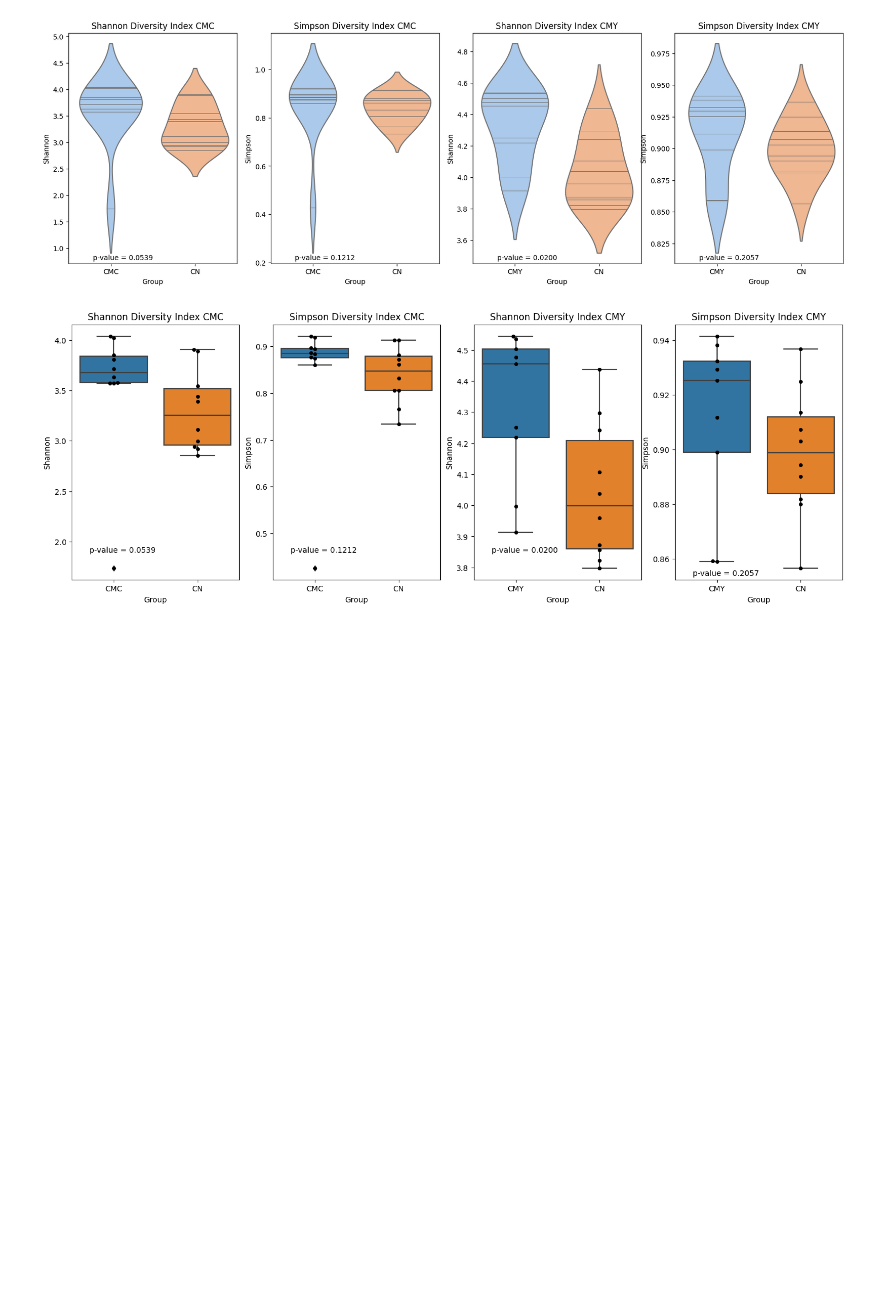
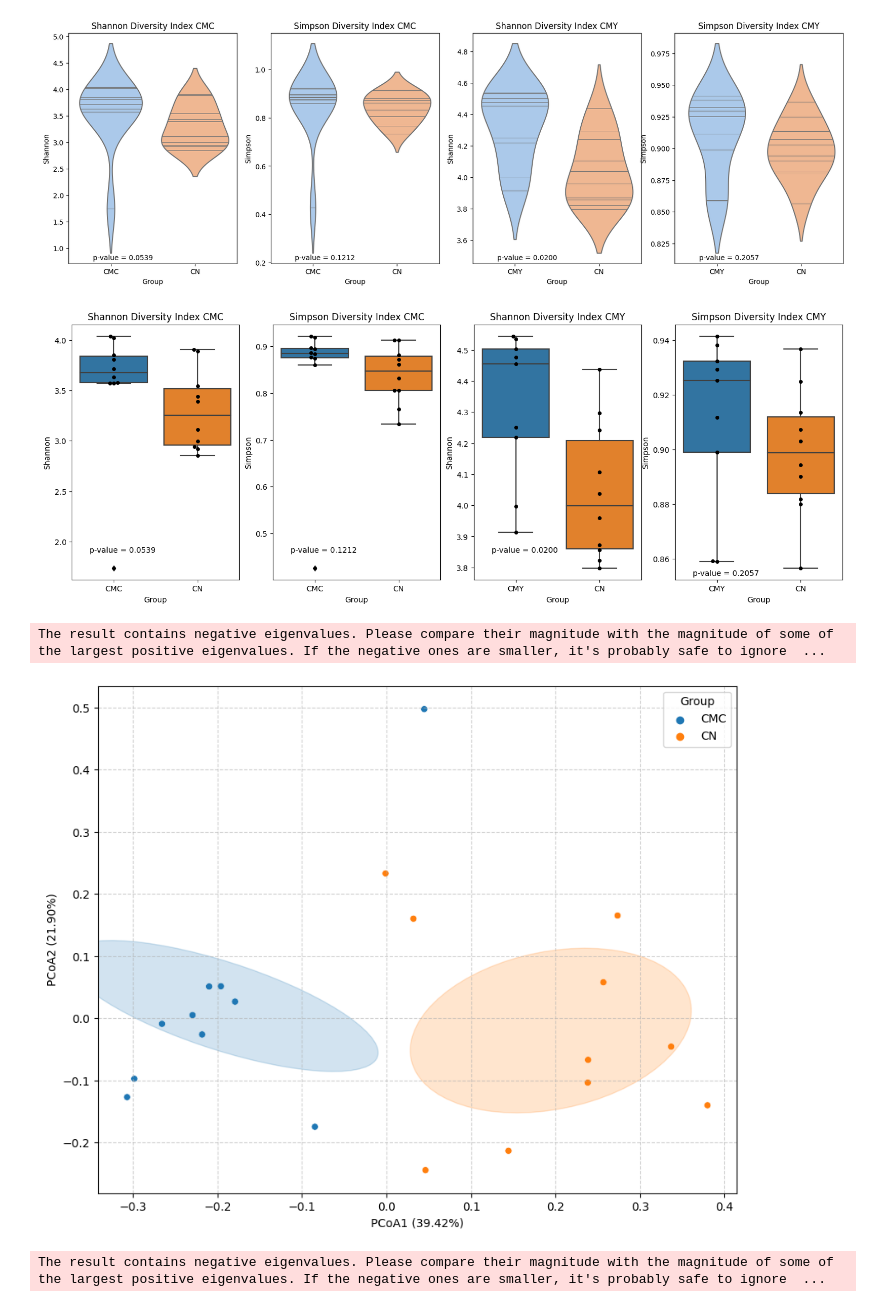
Before and after one commit to 100ika/rats27.07, a Jupyter notebook: OTU27.07.ipynb, the cells around one changed output. Cells and saved outputs as stored; diff of their text form; code cells hidden in the pictures; blank space fills up the shorter version.

Commit message:
beta_diversity

```diff
--- a/OTU27.07.ipynb
+++ b/OTU27.07.ipynb
@@ -513,0 +562,49 @@ alpha_vizualization(alpha_cmc, alpha_cmy, box_colors=['#2d75a2', '#e28228'], lin
+# %%
+from skbio.stats.ordination import pcoa
+import seaborn as sns
+import pandas as pd
+import matplotlib.pyplot as plt
+import matplotlib.patches as mpatches
+
+# Преобразование расстояний Bray-Curtis в объект пакета skbio
+from skbio import DistanceMatrix
+
+def beta_vizualiztion(bray_curtis_df, firstable_data, group1 = "CMC"):
+
+    dm = DistanceMatrix(bray_curtis_df)
+    # Выполнение PCoA
+    pcoa_results = pcoa(dm)
+    # Собрать результаты в DataFrame
+    pcoa_df = pd.DataFrame(data=pcoa_results.samples.values)
+    pcoa_df['Group'] = firstable_data['Group'].values
+    # Вычисление explained_variance_ratio
+    explained_variance_ratio = pcoa_results.proportion_explained
+    # Построение графика
+    plt.figure(figsize=(10, 8))
+    ax = sns.scatterplot(data=pcoa_df, x=0, y=1, hue='Group') # Измените 0 и 1 на названия столбцов, если у вас есть названия
+    # Добавление эллипсов
+    for group, values in pcoa_df.groupby('Group'):
+        cov = values[[0, 1]].cov().values # Измените 0 и 1 на названия столбцов, если у вас есть названия
+        mean = values[[0, 1]].mean().values # Измените 0 и 1 на названия столбцов, если у вас есть названия
+        eigenvalues, eigenvectors = np.linalg.eigh(cov)
+        order = eigenvalues.argsort()[::-1]
+        eigenvectors = eigenvectors[:, order]
+        vx, vy = eigenvectors[:, 0]
+        theta = np.arctan2(vy, vx)
+        color = sns.color_palette()[list(pcoa_df['Group'].unique()).index(group)]
+        ellipse = mpatches.Ellipse(xy=mean, width=np.sqrt(eigenvalues[0]) * 2, height=np.sqrt(eigenvalues[1]) * 2, angle=np.degrees(theta), color=color, alpha=0.2)
+        plt.gca().add_artist(ellipse)
+
+    ax.set_xlabel(f"PCoA1 ({explained_variance_ratio[0]*100:.2f}%)")
+    ax.set_ylabel(f"PCoA2 ({explained_variance_ratio[1]*100:.2f}%)")
+
+    plt.grid(True, linestyle='--', alpha=0.6)
+    #plt.savefig(f'figures/beta_diversity/bray_curtis_{group1}.pdf', bbox_inches = 'tight')
+    plt.show()
+
+beta_vizualiztion(bray_curtis_distances_cmc, df_beta_cmc, 'CMC')
+beta_vizualiztion(bray_curtis_distances_cmy, df_beta_cmy, 'CMY')
+# %% [output]
+The result contains negative eigenvalues. Please compare their magnitude with the magnitude of some of the largest positive eigenvalues. If the negative ones are smaller, it's probably safe to ignore  ...
+[figure, added]
+The result contains negative eigenvalues. Please compare their magnitude with the magnitude of some of the largest positive eigenvalues. If the negative ones are smaller, it's probably safe to ignore  ...
```
Also changed, not shown: parts of 3 cells of this notebook, 8 other files.
